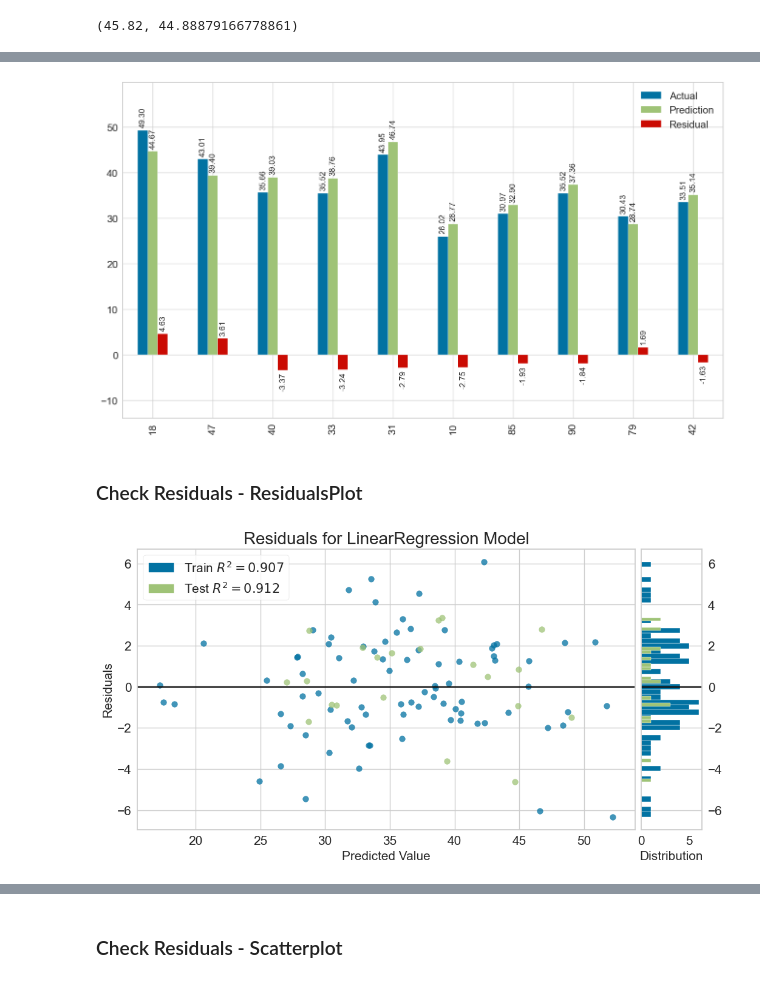
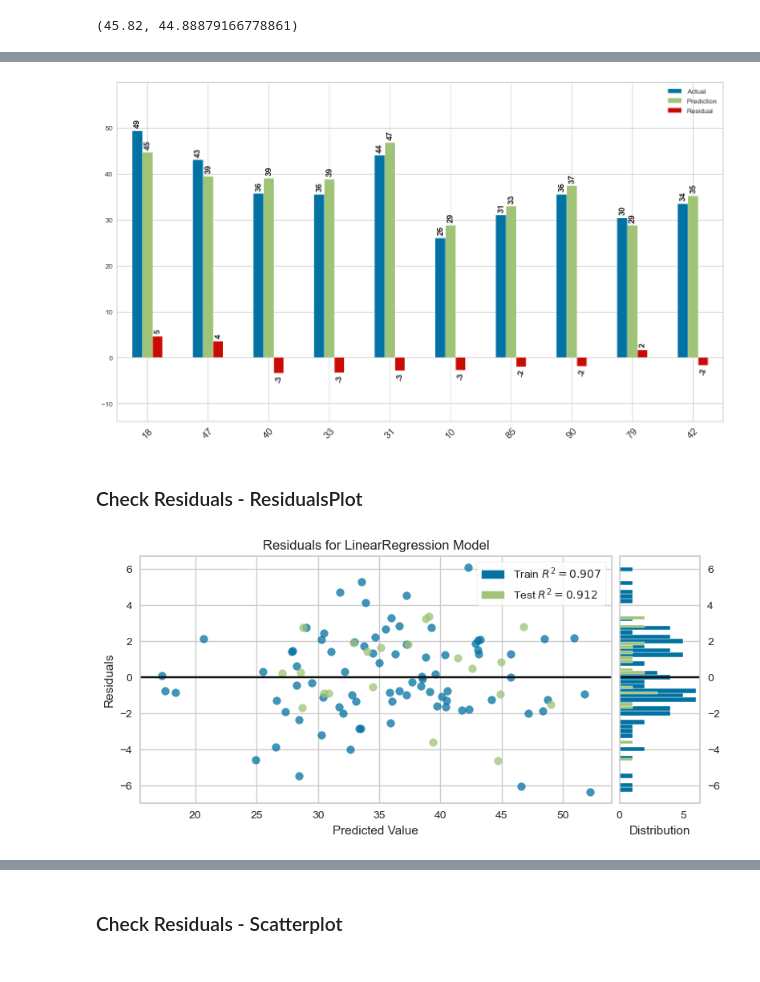
Before and after one commit to celik-muhammed/ML-Concrete-Slump-Test-Regression-Analysis-Case-Study, a Jupyter notebook: ML-Concrete-Slump-Test-Regression-Analysis-Case-Study.ipynb, the cells around one changed output, grey strips where cells are left out. Cells and saved outputs as stored; diff of their text form; code cells hidden in the pictures.

```diff
--- a/ML-Concrete-Slump-Test-Regression-Analysis-Case-Study.ipynb
+++ b/ML-Concrete-Slump-Test-Regression-Analysis-Case-Study.ipynb
@@ -441,2 +461,0 @@ def get_metrics_train_test(y_train, y_train_pred, y_test, y_pred, model_name="li
-# %%
-get_metrics_train_test(y_train, y_train_pred, y_test, y_pred, "linear")
@@ -651,26 +687,27 @@ g = df_comparing.sort_values(by='Residual', key=abs, ascending=False).head(10).p
 
 # annotate
 for i in g.containers:
-    g.bar_label(i, fmt='%.2f', fontsize=12, rotation=90, padding=4)
+    g.bar_label(i, fmt='%.0f', fontsize=12, weight='bold', rotation=90, padding=4)
 
 # pad the spacing between the number and the edge of the figure
 g.margins(y=0.2)
 
 # tick_params(xaxis.set_tick_params) rotation or labelrotation
-g.tick_params(axis='x', labelrotation=90)
+g.tick_params(axis='x', labelrotation=45, labelsize=14)
 # %% [output]
-[figure, old version]
+[figure, new version]
 # %% [markdown]
 ### Check Residuals - ResidualsPlot
 # %%
 # Instantiate the linear model and visualizer
 model = LinearRegression()
+
+visualizer = RadViz(size=(900, 400))
 visualizer = ResidualsPlot(model)
-
 visualizer.fit(X_train, y_train)  # Fit the training data to the visualizer
 visualizer.score(X_test, y_test)  # Evaluate the model on the test data
 visualizer.show();                # Finalize and render the figure
 # %% [output]
-[figure, old version]
+[figure, new version]
 # %%
 # Residuals scatterplot
```
Also changed, not shown: parts of 87 cells of this notebook.
